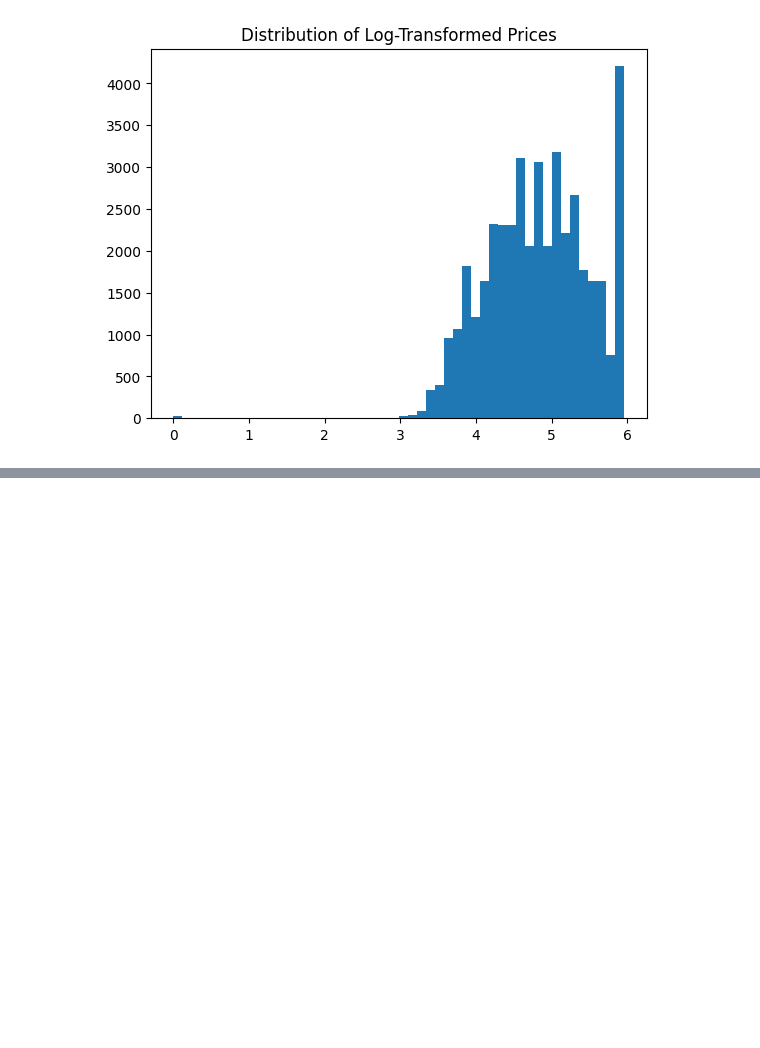
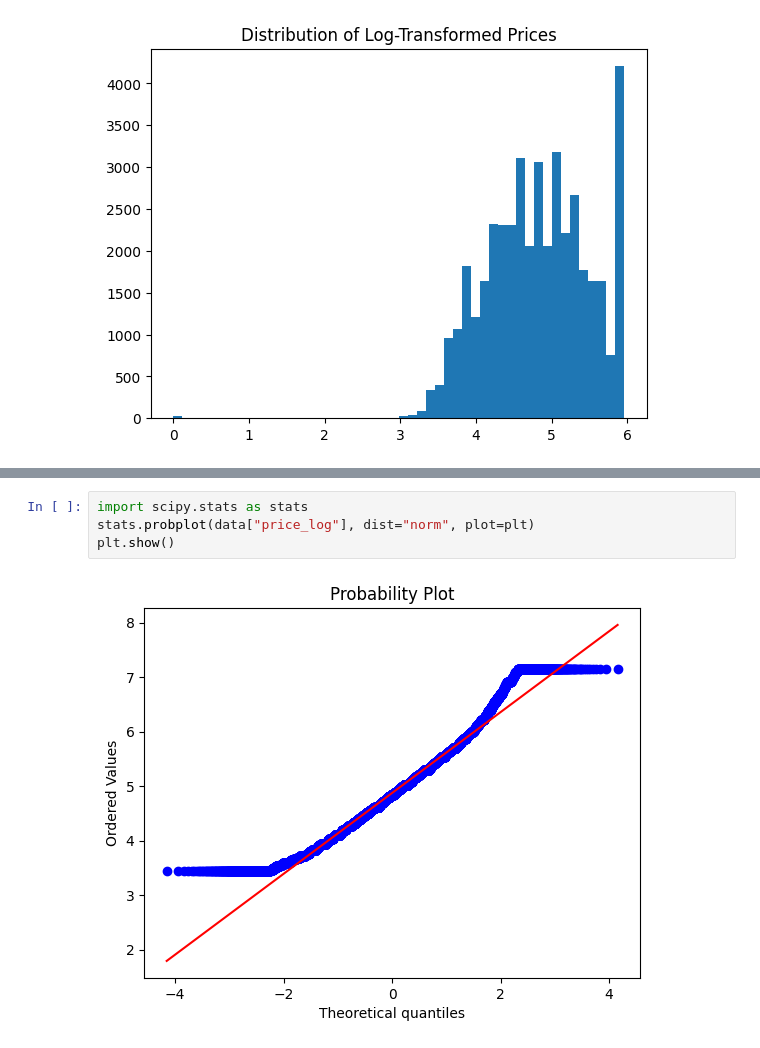
Before and after one commit to PraveenDevinda20/Air_bnb_price_prediction, a Jupyter notebook: research/research.ipynb, the cells around one changed output, grey strips where cells are left out. Drawn from its saved outputs; the diff is of its cells as text; blank space fills up the shorter version.

```diff
--- a/research/research.ipynb
+++ b/research/research.ipynb
@@ -170,0 +201,6 @@ plt.show()
+# %%
+import scipy.stats as stats
+stats.probplot(data["price_log"], dist="norm", plot=plt)
+plt.show()
+# %% [output]
+[figure, added]
```
Also changed, not shown: parts of 28 cells of this notebook, 1 other file.
